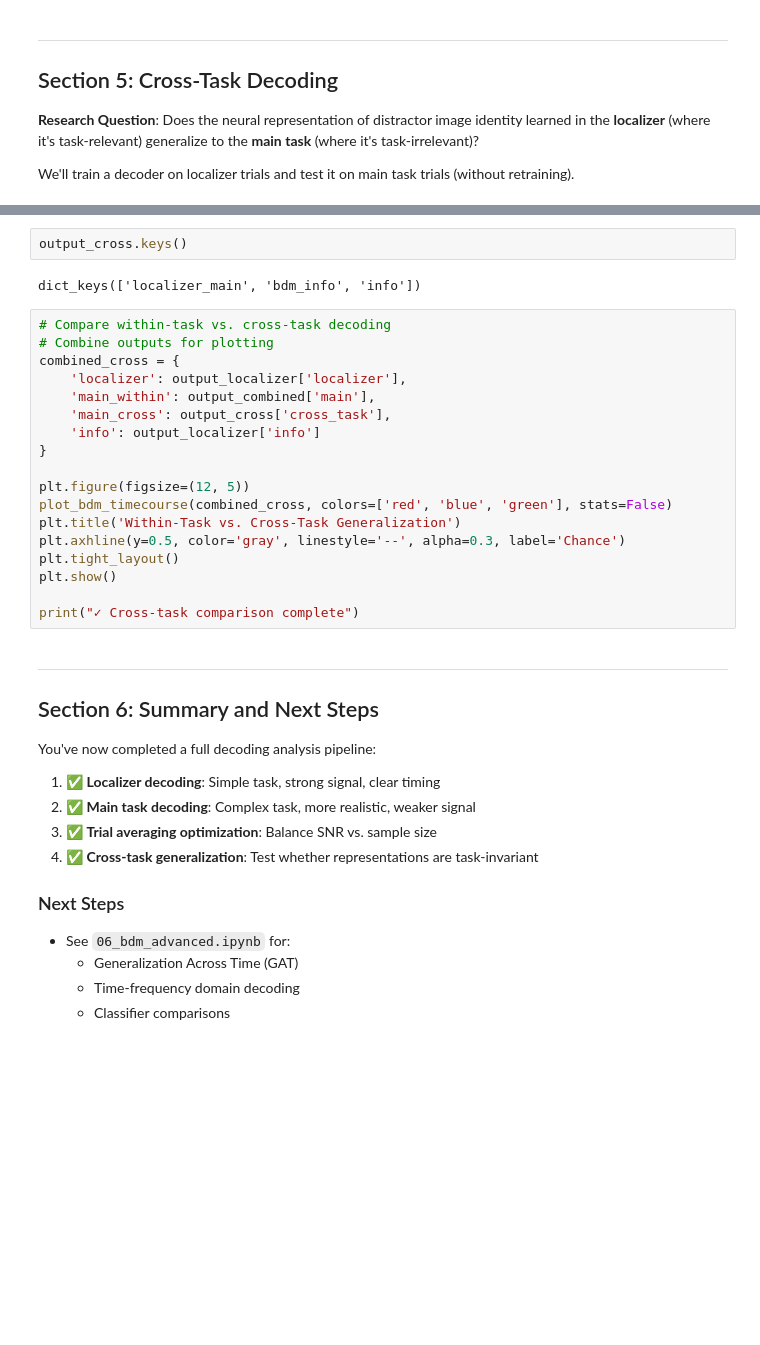
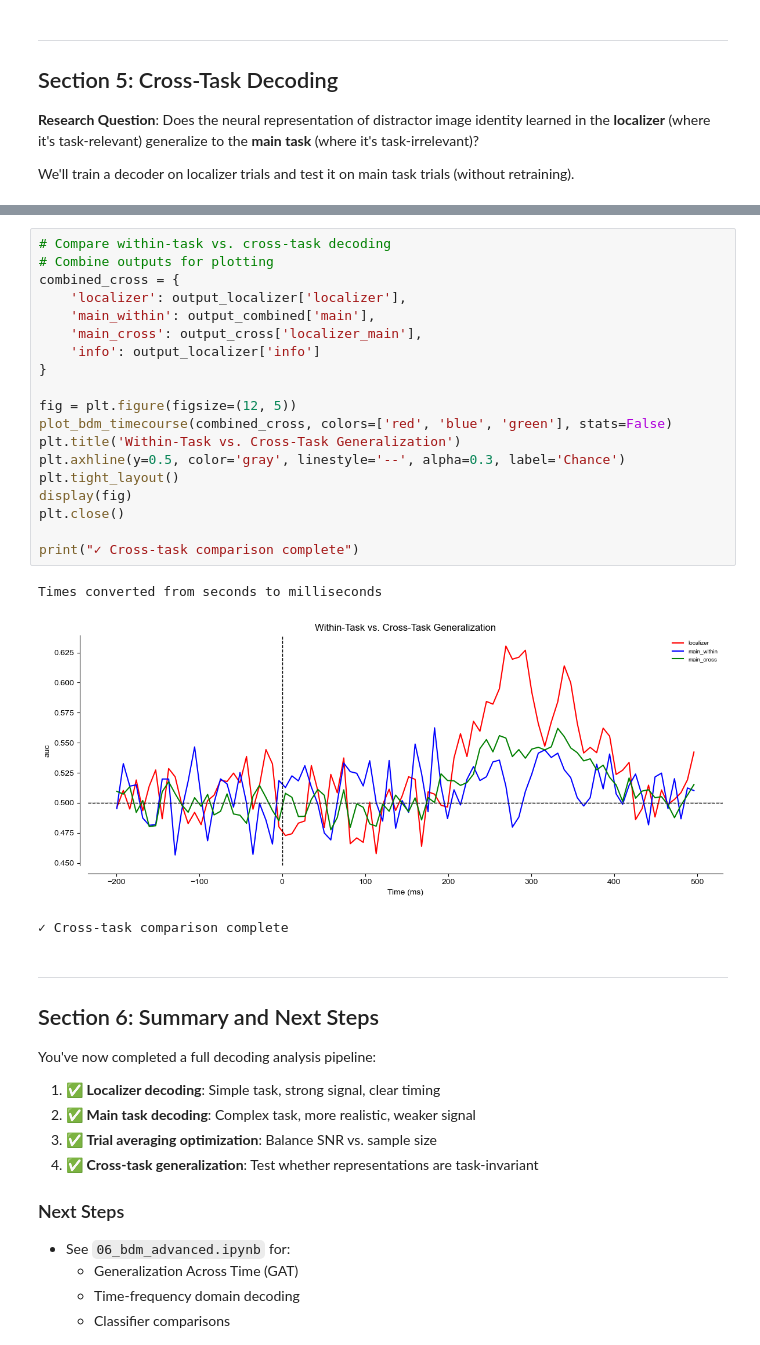
Before and after one commit to dvanmoorselaar/DvM, a Jupyter notebook: tutorials/05_bdm_decoding.ipynb, the cells around one changed output, grey strips where cells are left out. Cells and saved outputs as stored; diff of their text form; blank space fills up the shorter version.

```diff
--- a/tutorials/05_bdm_decoding.ipynb
+++ b/tutorials/05_bdm_decoding.ipynb
@@ -362,25 +444,26 @@ print("✓ Cross-task decoding complete")
-# %%
-output_cross.keys()
-# %% [output]
-dict_keys(['localizer_main', 'bdm_info', 'info'])
 # %%
 # Compare within-task vs. cross-task decoding
 # Combine outputs for plotting
 combined_cross = {
     'localizer': output_localizer['localizer'],
     'main_within': output_combined['main'],
-    'main_cross': output_cross['cross_task'],
+    'main_cross': output_cross['localizer_main'],
     'info': output_localizer['info']
 }
 
-plt.figure(figsize=(12, 5))
+fig = plt.figure(figsize=(12, 5))
 plot_bdm_timecourse(combined_cross, colors=['red', 'blue', 'green'], stats=False)
 plt.title('Within-Task vs. Cross-Task Generalization')
 plt.axhline(y=0.5, color='gray', linestyle='--', alpha=0.3, label='Chance')
 plt.tight_layout()
-plt.show()
+display(fig)
+plt.close()
 
 print("✓ Cross-task comparison complete")
+# %% [output]
+Times converted from seconds to milliseconds
+[figure, added]
+✓ Cross-task comparison complete
 # %% [markdown]
 ---
 
```
Also changed, not shown: parts of 7 cells of this notebook, 7 other files.
